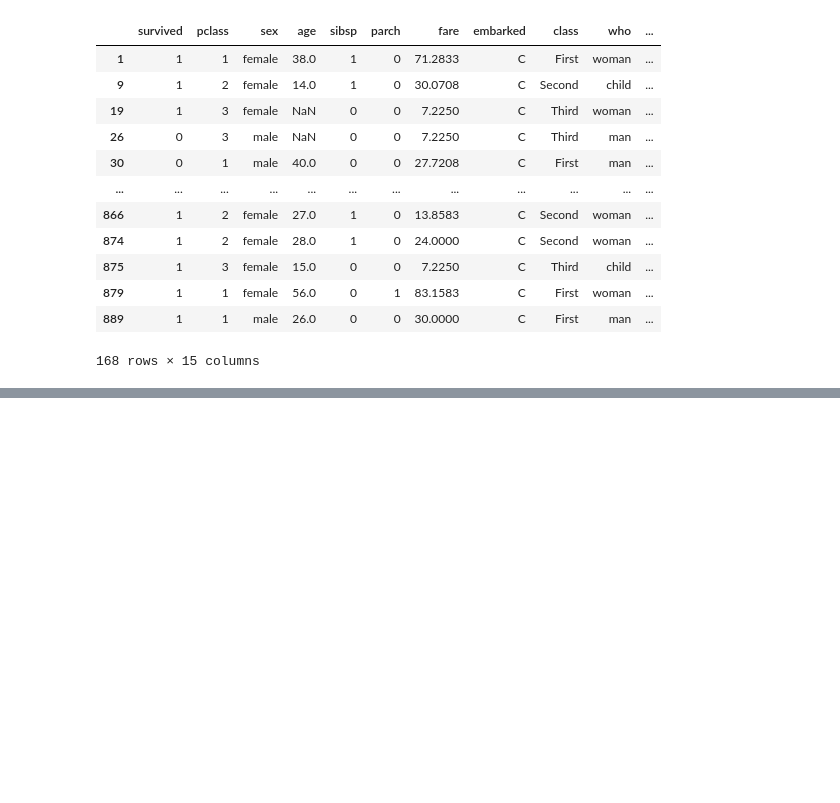
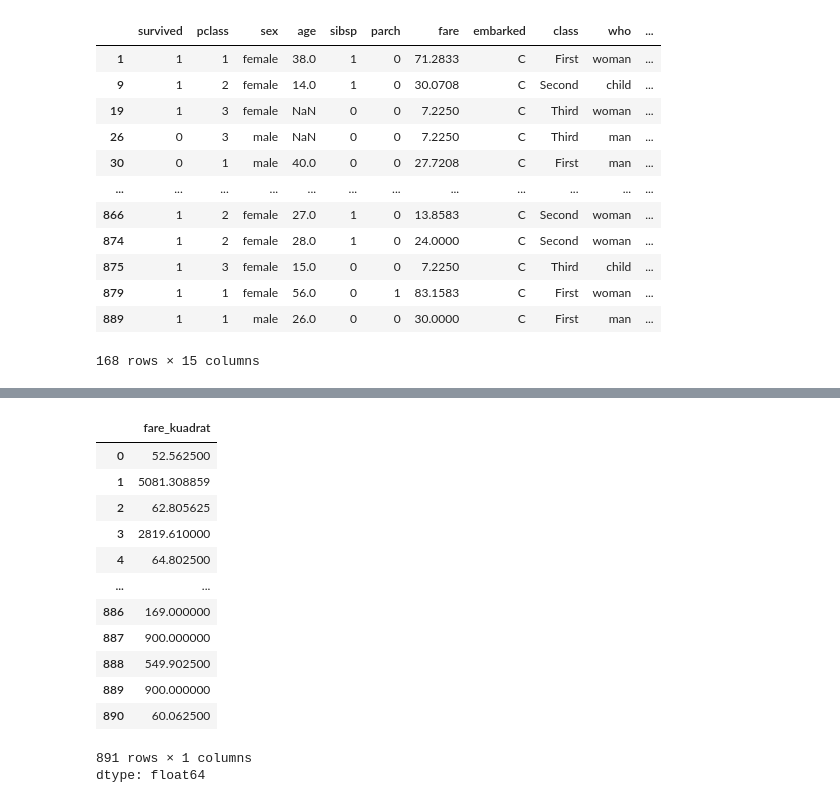
Before and after one commit to habibrmdni0-hue/Data-Science, a Jupyter notebook: Untitled3.ipynb, the cells around one changed output, grey strips where cells are left out. Saved outputs shown, nothing was run; the diff lists cells and outputs as text; code cells hidden in the pictures; blank space fills up the shorter version.

```diff
--- a/Untitled3.ipynb
+++ b/Untitled3.ipynb
@@ -676,0 +715,19 @@ df[df['embark_town'].str.contains('bourg', case=False, na=False)]
+# %%
+df['fare_kuadrat'] = df['fare'] **2
+
+df['fare_kuadrat']
+# %% [output]
+|  | fare_kuadrat |
+| 0 | 52.562500 |
+| 1 | 5081.308859 |
+| 2 | 62.805625 |
+| 3 | 2819.610000 |
+| 4 | 64.802500 |
+| ... | ... |
+| 886 | 169.000000 |
+| 887 | 900.000000 |
+| 888 | 549.902500 |
+| 889 | 900.000000 |
+| 890 | 60.062500 |
+891 rows × 1 columns
+dtype: float64
```
Also changed, not shown: parts of 4 cells of this notebook.
